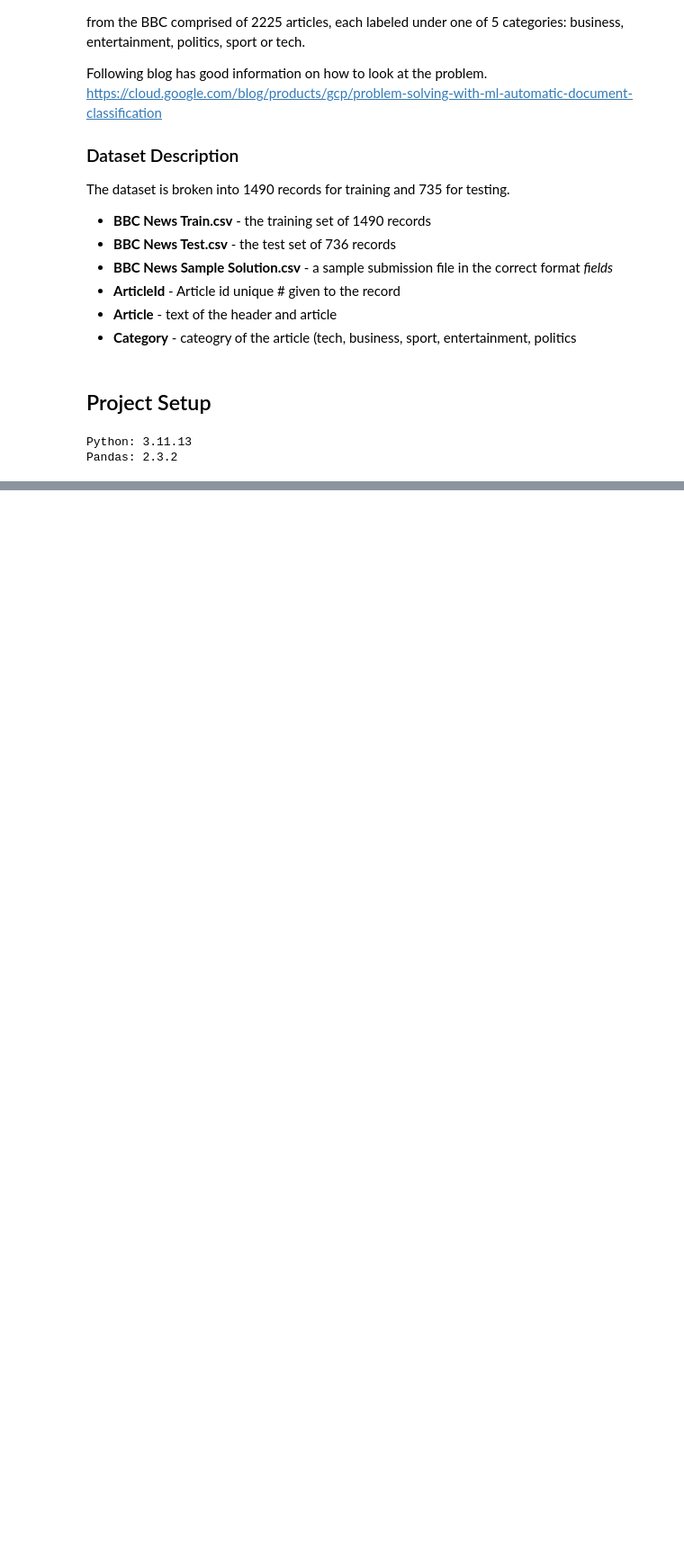
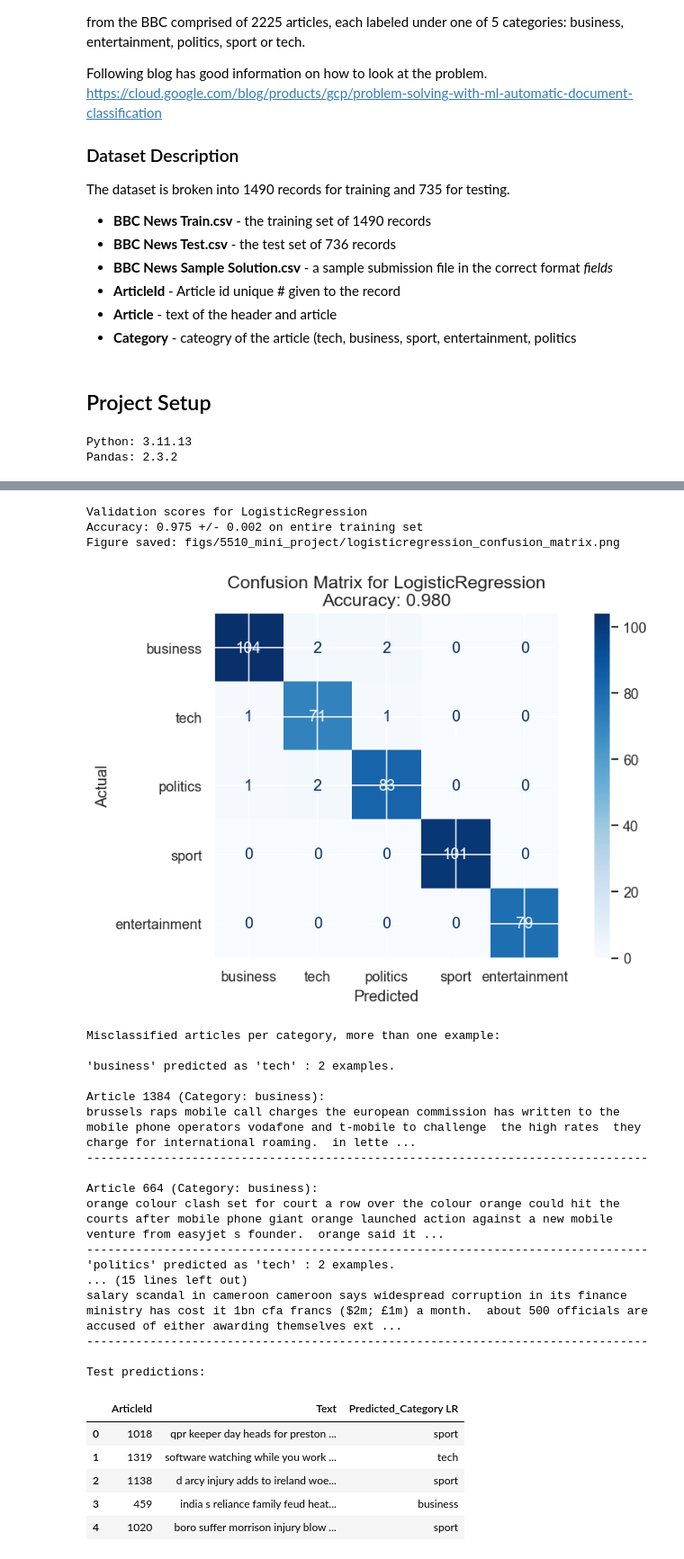
Before and after one commit to sean-coffey/ml-course-work, a Jupyter notebook: 5510_module4_mini_project.ipynb, the cells around one changed output, grey strips where cells are left out. Shown at 90% size. Drawn from its saved outputs; the diff is of its cells as text; code cells hidden in the pictures; blank space fills up the shorter version.

```diff
--- a/5510_module4_mini_project.ipynb
+++ b/5510_module4_mini_project.ipynb
@@ -148,0 +342,75 @@ train shape: (1490, 3), test shape: (735, 2)
+# %%
+cv = 3
+scoring = 'accuracy'
+LR_model = LogisticRegression(random_state=SEED)
+LR_model.fit(features, labels)
+accuracies = cross_val_score(LR_model, features, labels, scoring=scoring, cv=cv)
+print(f"Validation scores for LogisticRegression\nAccuracy: {accuracies.mean():.3f} +/- {accuracies.std():.3f} on entire training set")
+
+LR_model.fit(X_train, y_train)
+y_pred = LR_model.predict(X_test)
+
+
+def plot_confusion(y_test, y_pred, name='model'):
+    print("\nClassification Report:")
+    print(classification_report(y_test, y_pred, target_names=list(id_to_category.values())))
+    conf_mat = confusion_matrix(y_test, y_pred)
+    accuracy = accuracy_score(y_test, y_pred)
+    fig_title = f"Confusion Matrix for {name}\nAccuracy: {accuracy:.3f}"
+    disp = ConfusionMatrixDisplay(conf_mat, display_labels=list(id_to_category.values()))
+    disp.plot(cmap='Blues')
+    disp.ax_.set_title(fig_title)
+    disp.ax_.set_xlabel("Predicted")
+    disp.ax_.set_ylabel("Actual")
+    plt.tight_layout()
+    save_figure(name.lower()+"_confusion_matrix")
+    plt.show()
+    print("\nMisclassified articles per category, more than one example:\n")
+    for predicted in list(id_to_category.keys()):
+        for actual in list(id_to_category.keys()):
+            if predicted != actual and conf_mat[actual, predicted] >= 2:
+                print("'{}' predicted as '{}' : {} examples.".format(id_to_category[actual], id_to_category[predicted], conf_mat[actual, predicted]))
+                mask = (y_test == actual) & (y_pred == predicted)
+                misclassified_indices = indices_test[mask]
+                for idx in misclassified_indices:
+                    print(f"\nArticle {idx} (Category: {train.loc[idx]['Category']}):")
+                    print(train.loc[idx]['Text'][:300]
+    )
+                    print("-" * 80)
+    return accuracy
+
+accuracy_logistic_regression = plot_confusion(y_test, y_pred, name='LogisticRegression')
+
+# Predict on the actual test data
+test_predictions = LR_model.predict(test_features)
+test['Predicted_Category LR'] = [id_to_category[pred] for pred in test_predictions]
+print("\nTest predictions:")
+display(test.head())
+# %% [output]
+Validation scores for LogisticRegression
+Accuracy: 0.975 +/- 0.002 on entire training set
+Figure saved: figs/5510_mini_project/logisticregression_confusion_matrix.png
+[figure, added]
+Misclassified articles per category, more than one example:
+
+'business' predicted as 'tech' : 2 examples.
+
+Article 1384 (Category: business):
+brussels raps mobile call charges the european commission has written to the mobile phone operators vodafone and t-mobile to challenge  the high rates  they charge for international roaming.  in lette ...
+--------------------------------------------------------------------------------
+
+Article 664 (Category: business):
+orange colour clash set for court a row over the colour orange could hit the courts after mobile phone giant orange launched action against a new mobile venture from easyjet s founder.  orange said it ...
+--------------------------------------------------------------------------------
+'politics' predicted as 'tech' : 2 examples.
+... (15 lines left out)
+salary scandal in cameroon cameroon says widespread corruption in its finance ministry has cost it 1bn cfa francs ($2m; £1m) a month.  about 500 officials are accused of either awarding themselves ext ...
+--------------------------------------------------------------------------------
+
+Test predictions:
+|  | ArticleId | Text | Predicted_Category LR |
+| 0 | 1018 | qpr keeper day heads for preston ... | sport |
+| 1 | 1319 | software watching while you work ... | tech |
+| 2 | 1138 | d arcy injury adds to ireland woe... | sport |
+| 3 | 459 | india s reliance family feud heat... | business |
+| 4 | 1020 | boro suffer morrison injury blow ... | sport |
```
Also changed, not shown: parts of 15 cells of this notebook, 2 other files.
